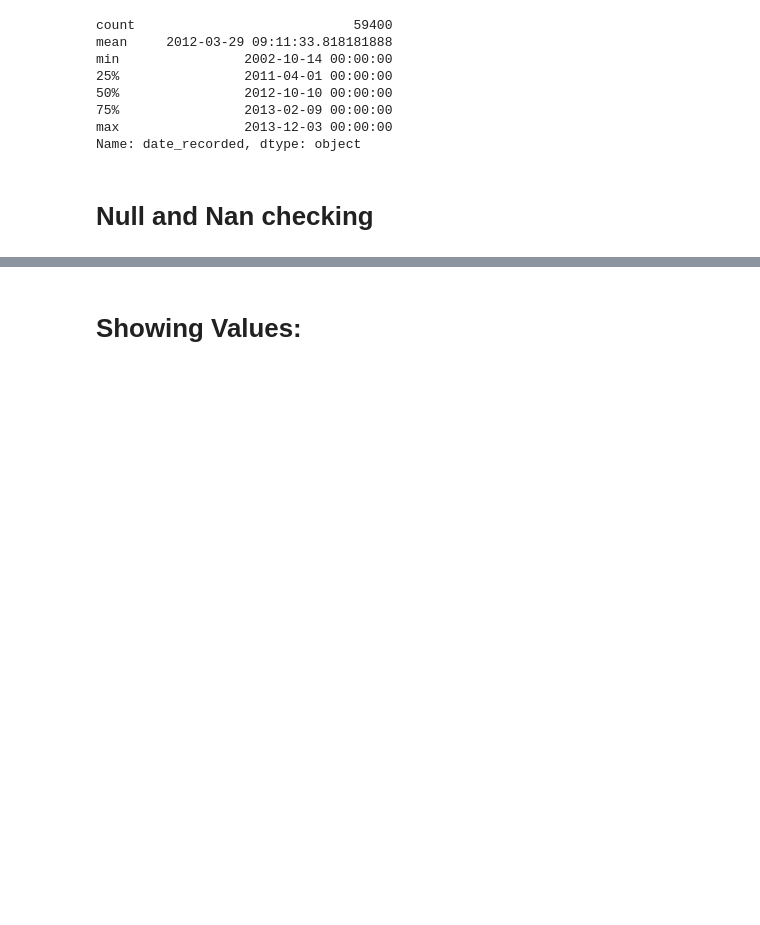
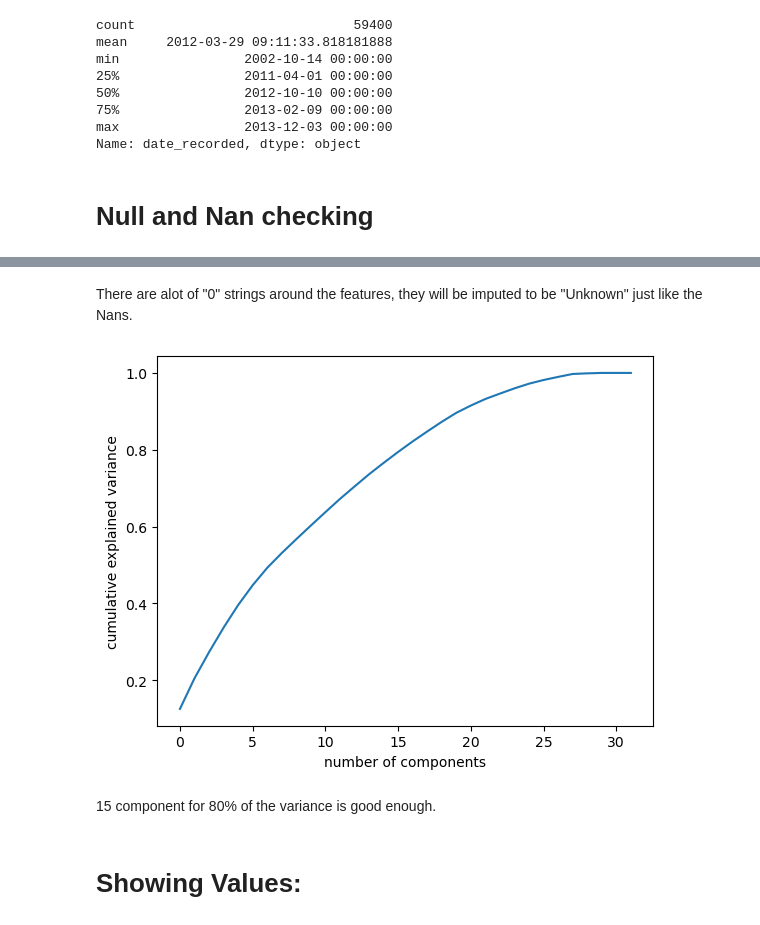
Before and after one commit to roberthobblebottom/pump-it-up, a Jupyter notebook: 1.ipynb, the cells around one changed output, grey strips where cells are left out. Drawn from its saved outputs; the diff is of its cells as text; code cells hidden in the pictures; blank space fills up the shorter version.

Commit message:
alot of the pipeline built!

```diff
--- a/1.ipynb
+++ b/1.ipynb
@@ -121,10 +122,10 @@ d = {
     "waterpoint_type_group": "string",
 }
 train_values= train_values.astype(d)
-train_values["date_recorded"] = pd.to_datetime(
-    train_values["date_recorded"],
-    infer_datetime_format=True
-)
+# train_values["date_recorded"] = pd.to_datetime(
+#     train_values["date_recorded"],
+#     infer_datetime_format=True
+# )
 
 train_labels.status_group = train_labels.status_group.astype('string')
 
@@ -176,5 +165,3 @@ scheme_management    True
 scheme_name          True
 permit               True
 dtype: bool
-# %%
-train_values.fillna("Unknown",inplace=True)
@@ -186,2 +168,4 @@ PS: The features not shown are false for both cases
+# %%
+imputed_train_values = train_values.fillna("Unknown")
 # %%
 print("any nulls or NANs in train_labels?")
@@ -197,0 +191,2 @@ dtype: bool
+# %% [markdown]
+There are alot of "0" strings around the features, they will be imputed to be "Unknown" just like the Nans.
@@ -197,0 +197,34 @@ dtype: bool
+# %%
+from sklearn.decomposition import PCA
+from base64 import encode
+from sklearn.preprocessing import StandardScaler
+from sklearn.preprocessing import OrdinalEncoder
+from sklearn.pipeline import Pipeline
+
+encoder = OrdinalEncoder()
+scaler = StandardScaler()
+pca = PCA(random_state=0)
+cat_vars = ['id' ,'funder', 'installer',
+ 'wpt_name' ,'num_private', 'basin', 'subvillage',
+ 'region' ,'region_code' ,'district_code', 'lga', 'ward' ,
+ 'public_meeting' ,'recorded_by' ,'scheme_management' ,'scheme_name', 'permit',
+ 'extraction_type' ,'extraction_type_group',
+ 'extraction_type_class', 'management', 'management_group', 'payment',
+ 'payment_type' ,'water_quality', 'quality_group', 'quantity',
+ 'quantity_group' ,'source','source_type' ,'source_class', 'waterpoint_type']
+# %%
+encoded_train_values = enc.fit_transform(imputed_train_values[cat_vars])
+train_values[cat_vars] = encoded_train_values
+train_values.head()
+temp = np.delete(encoded_train_values,2,1)
+scaled_train_values = scaler.fit_transform(encoded_train_values,y=train_labels)
+pca.fit(scaled_train_values)
+
+plt.plot(np.cumsum(pca.explained_variance_ratio_))
+plt.xlabel('number of components')
+plt.ylabel('cumulative explained variance')
+plt.show()
+# %% [output]
+[figure, added]
+# %% [markdown]
+15 component for 80% of the variance is good enough.
```
Also changed, not shown: parts of 54 cells of this notebook.
